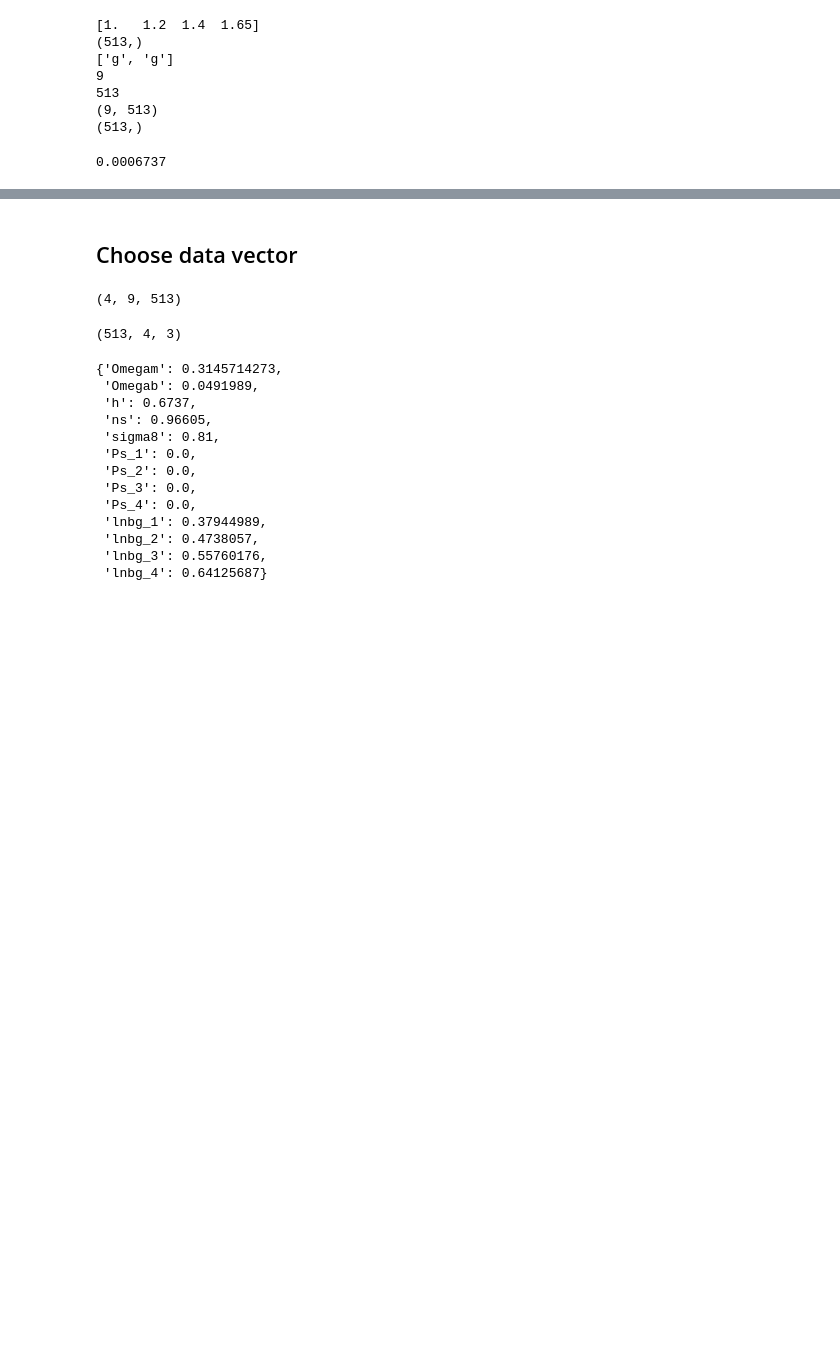
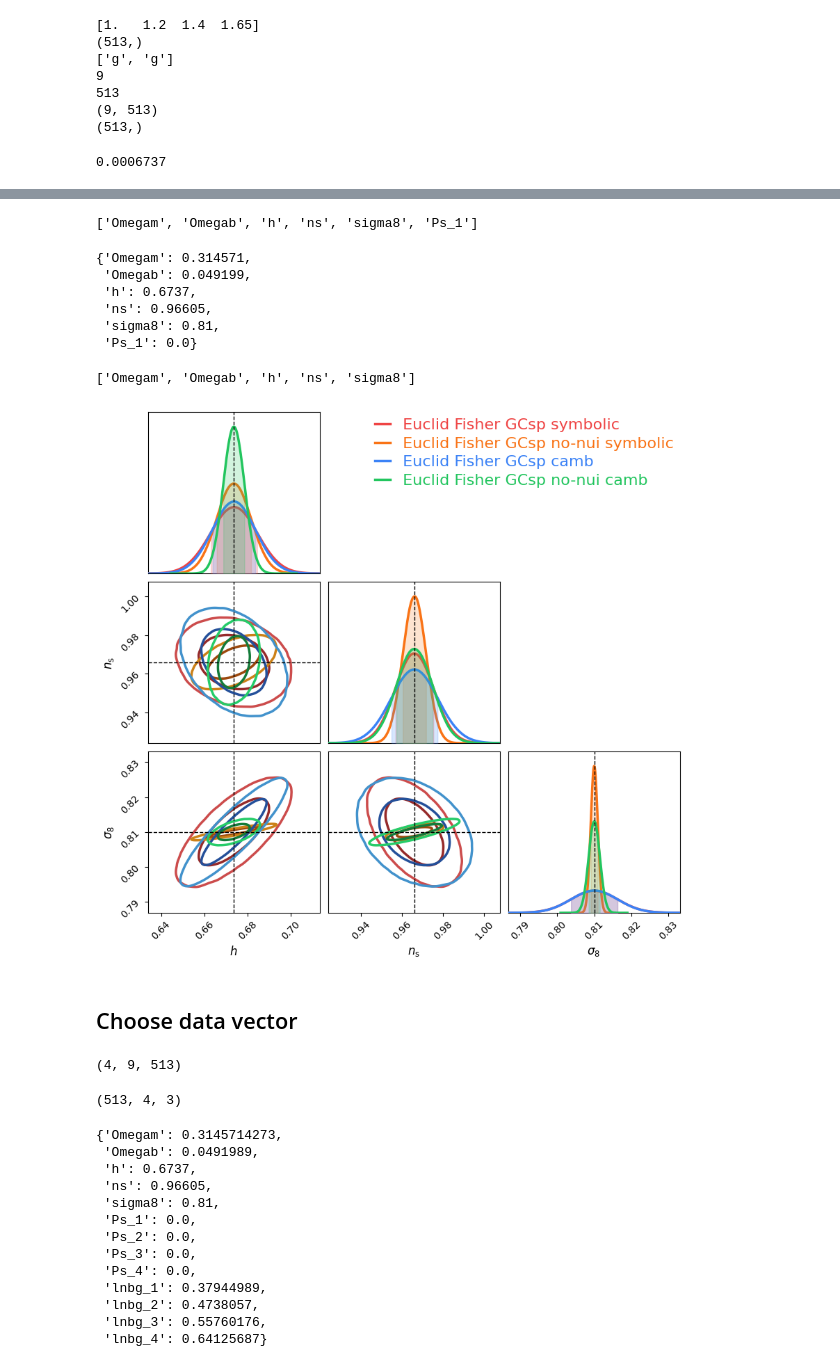
Before and after one commit to santiagocasas/cosmicfishpie, a Jupyter notebook: notebooks/likelihod_spectroscopic.ipynb, the cells around one changed output, grey strips where cells are left out. Drawn from its saved outputs; the diff is of its cells as text; code cells hidden in the pictures; blank space fills up the shorter version.

```diff
--- a/notebooks/likelihod_spectroscopic.ipynb
+++ b/notebooks/likelihod_spectroscopic.ipynb
@@ -212,3 +264,52 @@ axs[1].legend('Ratio Theory to Data')
+# %%
+parss = theory_fish.get_param_names()[0:6]
+parss
+# %% [output]
+['Omegam', 'Omegab', 'h', 'ns', 'sigma8', 'Ps_1']
+# %%
+truth_fish = dict(zip(parss, theory_fish.get_param_fiducial()[0:6]))
+truth_fish
+# %% [output]
+{'Omegam': 0.314571,
+ 'Omegab': 0.049199,
+ 'h': 0.6737,
+ 'ns': 0.96605,
+ 'sigma8': 0.81,
+ 'Ps_1': 0.0}
+# %%
+parss_nonui = parss[0:5]
+parss_nonui
+# %% [output]
+['Omegam', 'Omegab', 'h', 'ns', 'sigma8']
+# %%
+theory_fish_nonui = cfop.reshuffle(theory_fish, names = parss_nonui)
+data_fish_nonui = cfop.reshuffle(data_fish, names = parss_nonui)
+# %%
+import cosmicfishpie.analysis.fishconsumer as fco
+euclid_sp_all = fco.make_triangle_plot(
+    fishers=[
+        theory_fish,
+        theory_fish_nonui,
+        data_fish,
+        data_fish_nonui
+        ],
+    colors=[
+        'red',
+        'orange',
+        'blue',
+        'green'
+        ],
+    fisher_labels=[
+        'Euclid Fisher GCsp symbolic',
+        'Euclid Fisher GCsp no-nui symbolic',
+        'Euclid Fisher GCsp camb',
+        'Euclid Fisher GCsp no-nui camb',
+        ],
+    truth_values=truth_fish,
+    params=['h', 'ns', 'sigma8']
+)
+# %% [output]
+[figure, added]
 # %% [markdown]
 ## Choose data vector
 # %%
```
Also changed, not shown: parts of 18 cells of this notebook, 3 other files.
